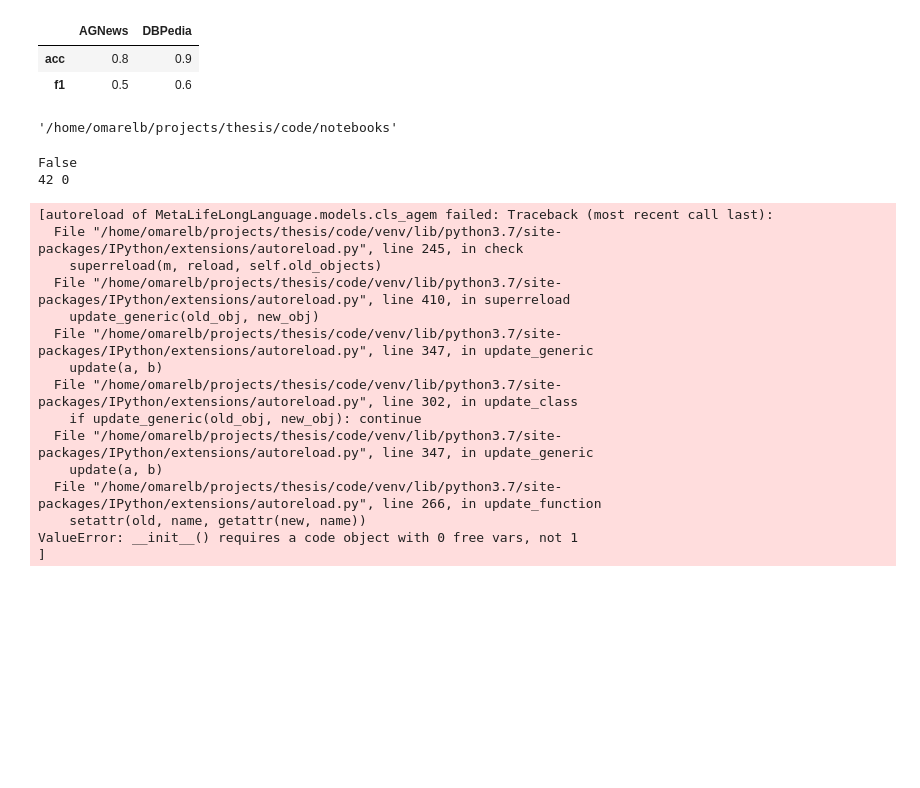
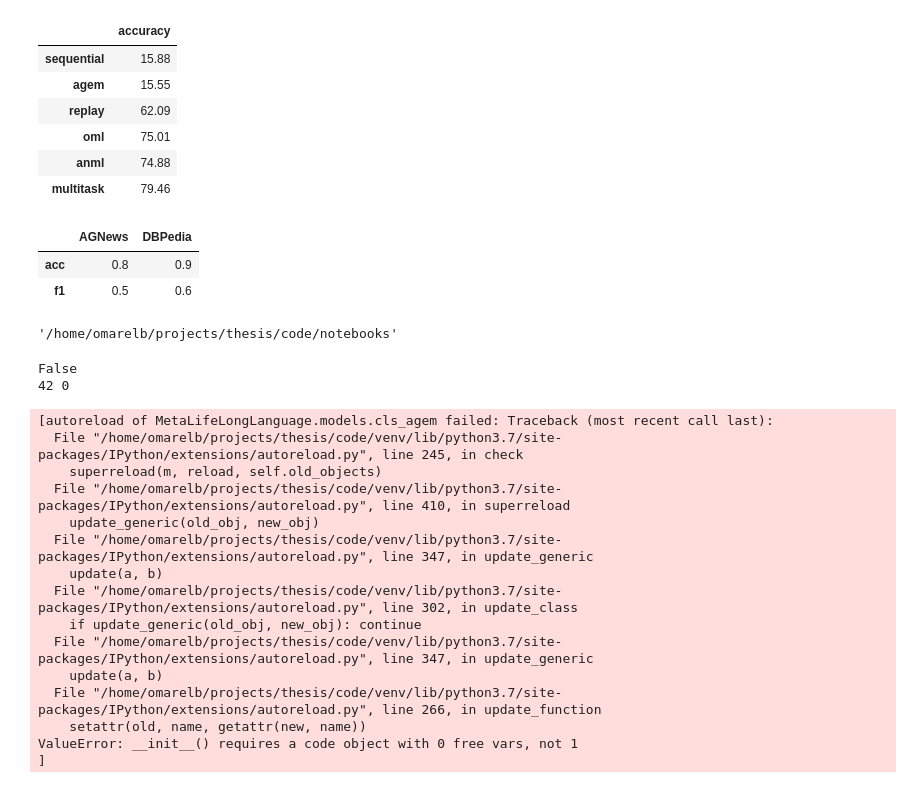
Before and after one commit to omarelb/LearningToRelearn, a Jupyter notebook: notebooks/rand.ipynb, the cells around one changed output. Cells and saved outputs as stored; diff of their text form; code cells hidden in the pictures; blank space fills up the shorter version.

```diff
--- a/notebooks/rand.ipynb
+++ b/notebooks/rand.ipynb
@@ -20,3 +102,13 @@ from omegaconf import DictConfig
+# %%
+r.loc[["sequential", "agem", "replay", "oml", "anml", "multitask"]]
+# %% [output]
+|  | accuracy |
+| sequential | 15.88 |
+| agem | 15.55 |
+| replay | 62.09 |
+| oml | 75.01 |
+| anml | 74.88 |
+| multitask | 79.46 |
 # %%
 from MetaLifeLongLanguage.models.cls_agem import AGEM
 # %%
```
Also changed, not shown: parts of 28 cells of this notebook, 4 other files.
